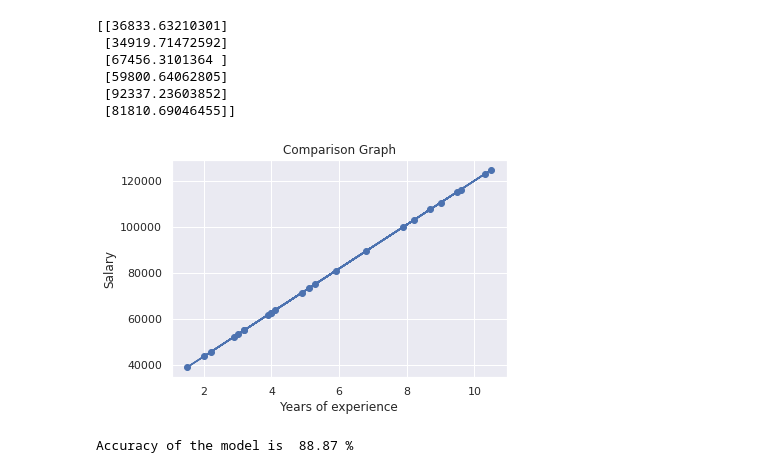
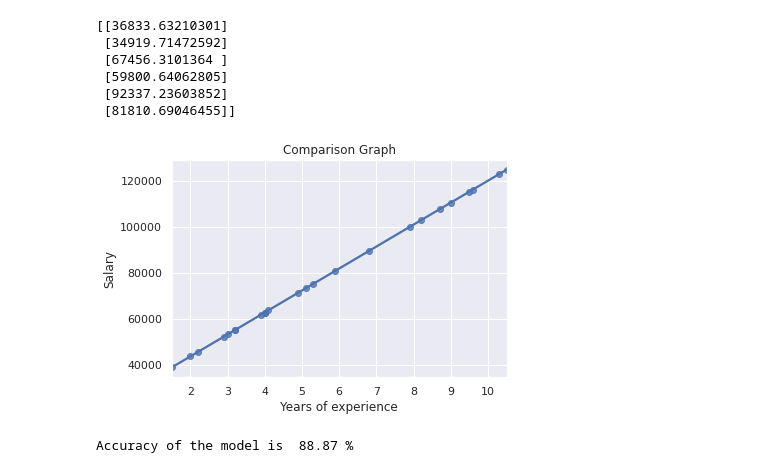
Before and after one commit to themightyNJ/MachineLearning, a Jupyter notebook: MLintro.ipynb, the cells around one changed output. Saved outputs shown, nothing was run; the diff lists cells and outputs as text; code cells hidden in the pictures.

```diff
--- a/MLintro.ipynb
+++ b/MLintro.ipynb
@@ -271,13 +270,12 @@ print(predictions)
 # %%
 '''Visualizing comparison'''
 plt.xlabel("Years of experience")
 plt.ylabel("Salary")
 plt.title("Comparison Graph")
-plt.plot(x_train,lr.predict(x_train))
-plt.scatter(x_train,lr.predict(x_train))
+sns.regplot(x_train,lr.predict(x_train))
 plt.show()
 # %% [output]
-[figure, old version]
+[figure, new version]
 # %%
 '''Evaluating our model by checking its accuracy'''
 accuracy = r2_score(y_test,predictions)
```
Also changed, not shown: parts of 1 cell of this notebook.
